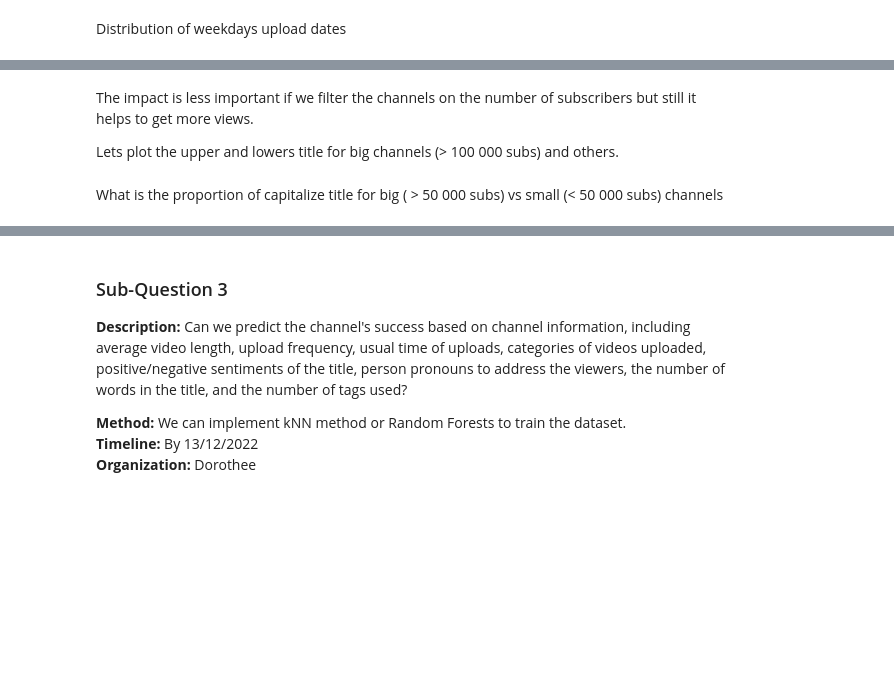
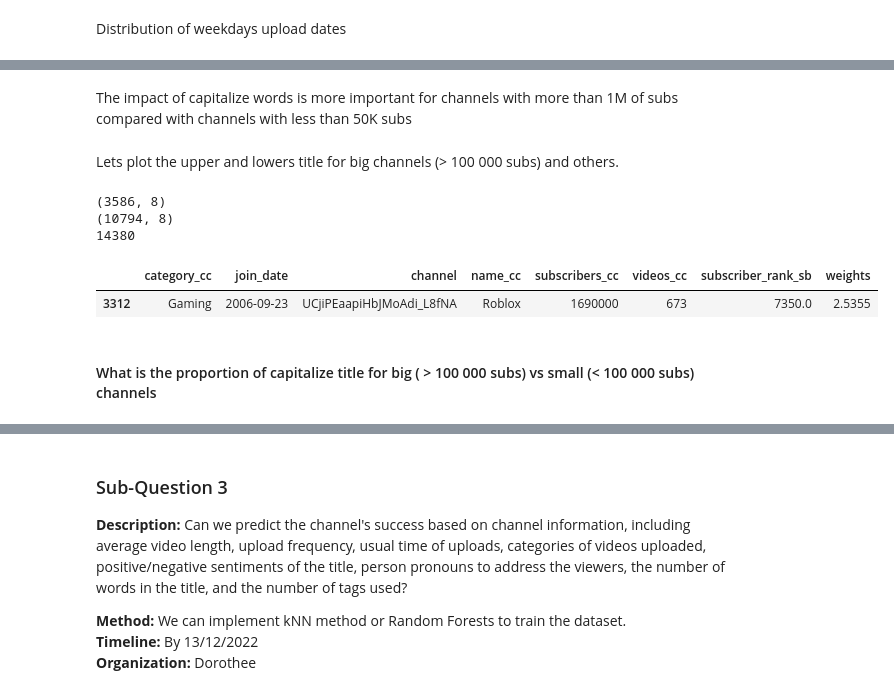
Before and after one commit to epfl-ada/ada-2022-project-adaptation, a Jupyter notebook: MS3_Analysis.ipynb, the cells around one changed output, grey strips where cells are left out. Cells and saved outputs as stored; diff of their text form; code cells hidden in the pictures; blank space fills up the shorter version.

```diff
--- a/MS3_Analysis.ipynb
+++ b/MS3_Analysis.ipynb
@@ -819,20 +944,26 @@ print(res.summary())
+# %% [markdown]
+The impact of capitalize words is more important for channels with more than 1M of subs compared with channels with less than 50K subs
 # %% [markdown]
-The impact is less important if we filter the channels on the number of subscribers but still it helps to get more views.
-
 Lets plot the upper and lowers title for big channels (> 100 000 subs) and others.
 # %%
-big_channels = df_channels[df_channels.subscribers_cc > 50_000]
-little_channels = df_channels[df_channels.subscribers_cc <= 50_000]
+big_channels = df_channels[df_channels.subscribers_cc > 100_000]
+little_channels = df_channels[df_channels.subscribers_cc <= 100_000]
 
 print(big_channels.shape)
 print(little_channels.shape)
 print(len(metadatas.groupby("channel_id").count()))
 big_channels.sample()
+# %% [output]
+(3586, 8)
+(10794, 8)
+14380
+|  | category_cc | join_date | channel | name_cc | subscribers_cc | videos_cc | subscriber_rank_sb | weights |
+| 3312 | Gaming | 2006-09-23 | UCjiPEaapiHbJMoAdi_L8fNA | Roblox | 1690000 | 673 | 7350.0 | 2.5355 |
 # %%
 big_videos_meta = metadatas[metadatas.channel_id.isin(big_channels.channel)]
 little_videos_meta = metadatas[metadatas.channel_id.isin(little_channels.channel)]
 # %% [markdown]
-What is the proportion of capitalize title for big ( > 50 000 subs) vs small (< 50 000 subs) channels
+#### What is the proportion of capitalize title for big ( > 100 000 subs) vs small (< 100 000 subs) channels
 # %%
 freq_capit_words = round(big_videos_meta.freq_capitalize_words, 1)
 values_counts = freq_capit_words.value_counts().sort_index()
```
Also changed, not shown: parts of 55 cells of this notebook.
